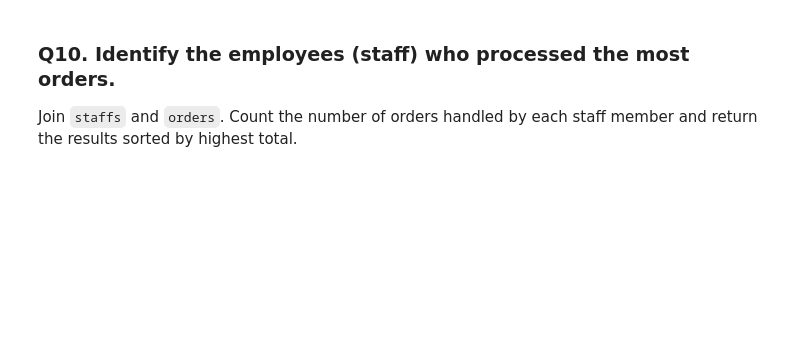
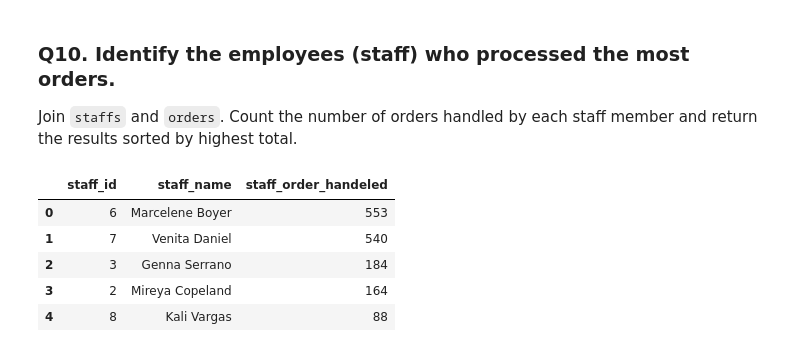
Before and after one commit to KittyRose8267/DA_M3_W3_Workflow, a Jupyter notebook: workflow_practice.ipynb, the cells around one changed output. Cells and saved outputs as stored; diff of their text form; code cells hidden in the pictures; blank space fills up the shorter version.

```diff
--- a/workflow_practice.ipynb
+++ b/workflow_practice.ipynb
@@ -263,3 +326,18 @@ Join `products`, `order_items`, and `categories`. For each category, identify th
 Join `staffs` and `orders`. Count the number of orders handled by each staff member and return the results sorted by highest total.
 # %%
 # Your query here
+pd.read_sql("""
+    Select st.staff_id, CONCAT(st.first_name, ' ', st.last_name) AS staff_name, COUNT(o.staff_id) as staff_order_handeled
+    From orders as o
+    Join staffs as st on st.staff_id = o.staff_id
+    Group by st.staff_id, staff_name
+    ORDER BY staff_order_handeled DESC
+    LIMIT 5;
+""", connection)
+# %% [output]
+|  | staff_id | staff_name | staff_order_handeled |
+| 0 | 6 | Marcelene Boyer | 553 |
+| 1 | 7 | Venita Daniel | 540 |
+| 2 | 3 | Genna Serrano | 184 |
+| 3 | 2 | Mireya Copeland | 164 |
+| 4 | 8 | Kali Vargas | 88 |
```
Also changed, not shown: parts of 4 cells of this notebook, 1 other file.
